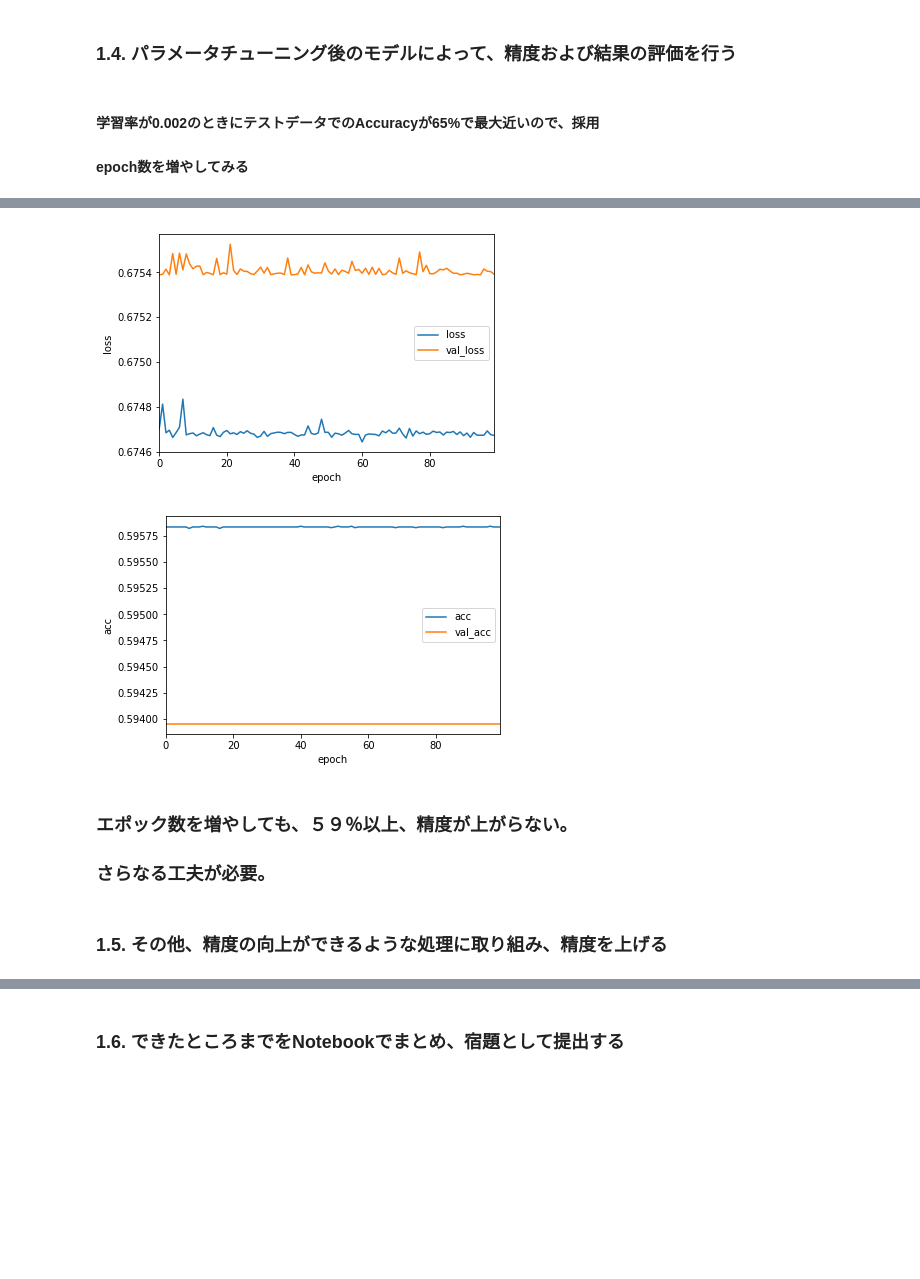
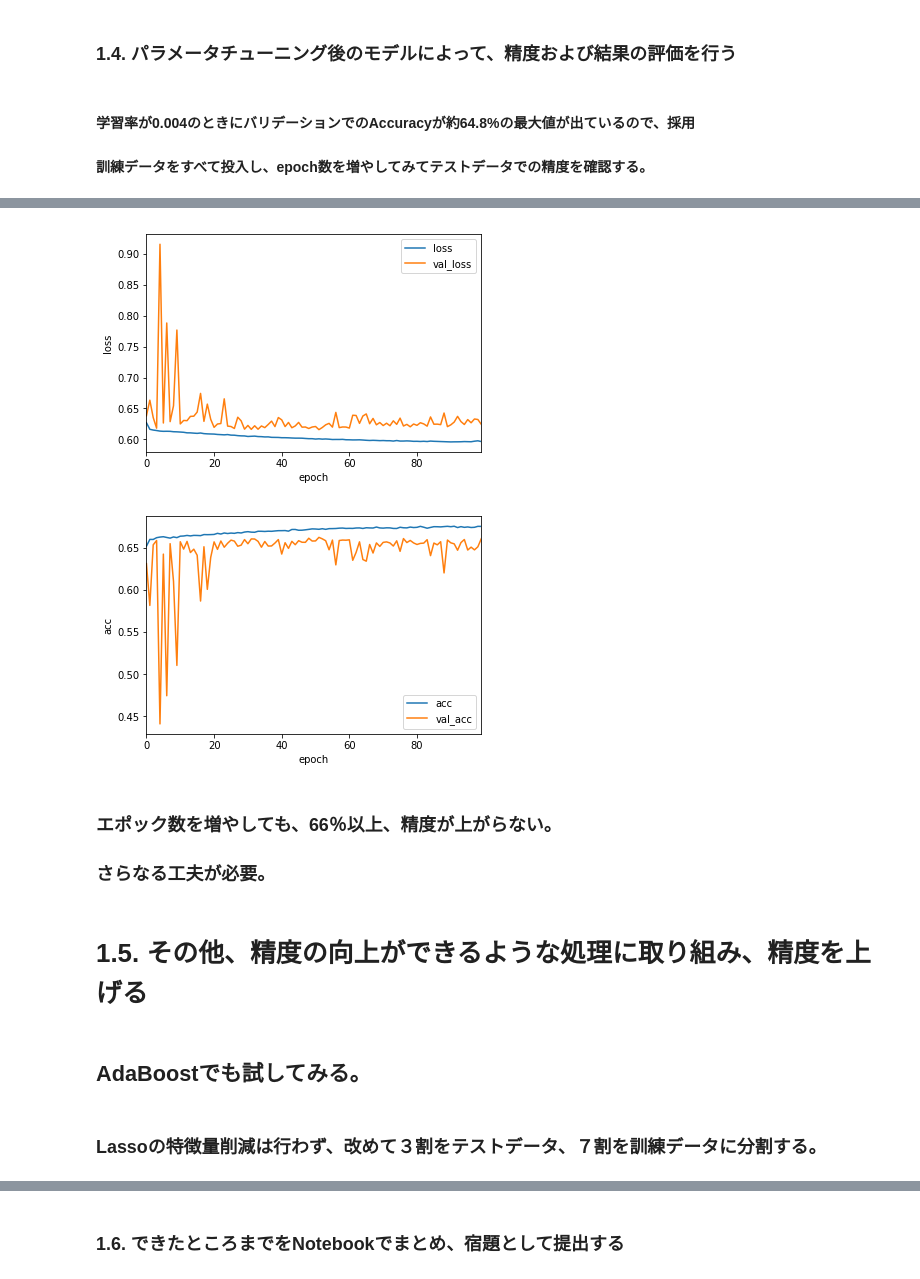
Before and after one commit to Junya-Bell-Wood/ml_tokyo_12, a Jupyter notebook: Day3_work_SuzukiJunya.ipynb, the cells around one changed output, grey strips where cells are left out. Cells and saved outputs as stored; diff of their text form; code cells hidden in the pictures; blank space fills up the shorter version.

```diff
--- a/Day3_work_SuzukiJunya.ipynb
+++ b/Day3_work_SuzukiJunya.ipynb
@@ -342,20 +360,4 @@ print(X_train.shape, X_test.shape, y_train.shape, y_test.shape)
 # %%
-import keras
-from keras.models import Sequential
-from keras.layers import Dense, Dropout, Activation
-from keras.optimizers import SGD,RMSprop, Adagrad, Adadelta, Adam
-
-model = Sequential()
-model.add(Dense(256, activation='tanh', input_dim=172))
-model.add(Dropout(0.5))
-model.add(Dense(64, activation='tanh'))
-model.add(Dropout(0.5))
-model.add(Dense(64, activation='relu'))
-model.add(Dropout(0.5))
-model.add(Dense(64, activation='relu'))
-model.add(Dropout(0.5))
-model.add(Dense(1, activation='sigmoid'))
-
 #学習率毎のAccuracy格納用データフレームを初期化
 df_lr_Acc = pd.DataFrame(index=[], columns=['lr','step','loss', 'val_loss','acc', 'val_acc'])
 for lr in np.arange(0.001,0.01,0.001):
@@ -370,10 +372,6 @@ for lr in np.arange(0.001,0.01,0.001):
         print(X_val_train.shape, X_val_test.shape,y_val_train.shape, y_val_test.shape)
 
         # ------ 最適化手法 ------
-        #sgd = SGD(lr=0.01, momentum=0.9, nesterov=False)
-        #rms = RMSprop(lr=0.01)
-        # adag = Adagrad(lr=0.01)
-        # adad = Adadelta(lr=0.01)
         adam = Adam(lr=lr)
         # -----------------------------
 
@@ -387,20 +385,6 @@ for lr in np.arange(0.001,0.01,0.001):
         # 各epochにおける損失と精度をdfに入れる
         df = pd.DataFrame(fit.history)
 
-        # グラフ化
-        #df[['loss', 'val_loss']].plot()
-        #plt.ylabel('loss')
-        #plt.xlabel('epoch')
-        #plt.show()
-
-        #df[['acc', 'val_acc']].plot()
-        #plt.ylabel('acc')
-        #plt.xlabel('epoch')
-        #plt.ylim([0,1.0])
-        #plt.show()
-
-
-
         val_df = pd.DataFrame(index=[],columns=['step','loss', 'val_loss','acc', 'val_acc'])
         val_df = val_df.append(df,ignore_index = True,sort=False)
         val_df[['step']] = step
@@ -409,7 +393,7 @@ for lr in np.arange(0.001,0.01,0.001):
         step = step + 1
 
     lr_df = pd.DataFrame(index=[],columns=['lr','step','loss', 'val_loss','acc', 'val_acc'])
-    lr_df = lr_df.append(df_val_Acc,ignore_index = True,sort=False)
+    lr_df = lr_df.append(df_val_Acc.mean(),ignore_index = True,sort=False)
     lr_df['lr'] = lr
 
     df_lr_Acc = df_lr_Acc.append(lr_df, ignore_index = True,sort=False)
@@ -482,11 +439,11 @@ plt.show()
 # %% [markdown]
 ### 1.4. パラメータチューニング後のモデルによって、精度および結果の評価を行う
-# %% [markdown]
-#### 学習率が0.002のときにテストデータでのAccuracyが65%で最大近いので、採用
-#### epoch数を増やしてみる
+# %% [markdown]
+#### 学習率が0.004のときにバリデーションでのAccuracyが約64.8%の最大値が出ているので、採用
+#### 訓練データをすべて投入し、epoch数を増やしてみてテストデータでの精度を確認する。
 # %%
 # ------ 最適化手法 ------
-adam = Adam(lr=0.002)
+adam = Adam(lr=0.004)
 # -----------------------------
 
 model.compile(loss='binary_crossentropy',
@@ -531,7 +488,11 @@ Epoch 100/100
-[figure, old version]
+[figure, new version]
-[figure, old version]
+[figure, new version]
 # %% [markdown]
-### エポック数を増やしても、５９％以上、精度が上がらない。
+### エポック数を増やしても、66％以上、精度が上がらない。
 ### さらなる工夫が必要。
 # %% [markdown]
-### 1.5. その他、精度の向上ができるような処理に取り組み、精度を上げる
+# 1.5. その他、精度の向上ができるような処理に取り組み、精度を上げる
+# %% [markdown]
+## AdaBoostでも試してみる。
+# %% [markdown]
+### Lassoの特徴量削減は行わず、改めて３割をテストデータ、７割を訓練データに分割する。
```
Also changed, not shown: parts of 16 cells of this notebook.
